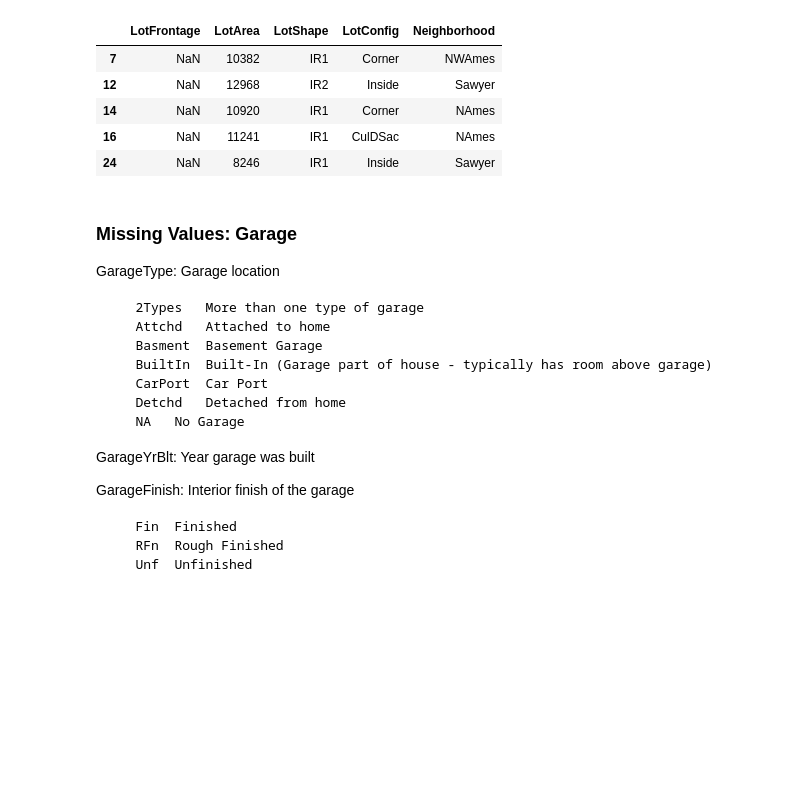
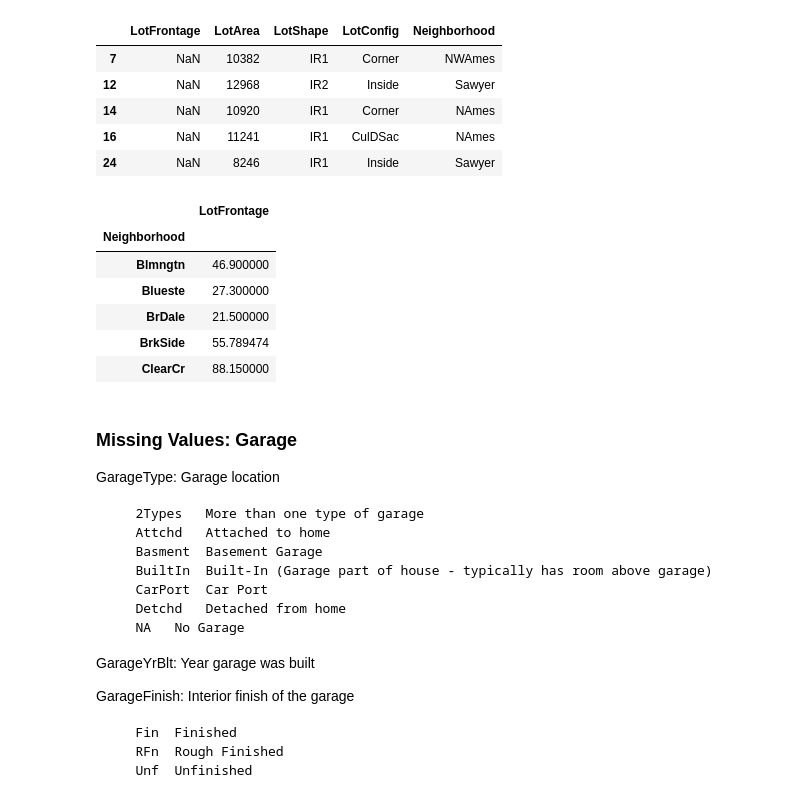
Before and after one commit to tstellamaris/MLProject, a Jupyter notebook: Stella/Stella_Analysis.ipynb, the cells around one changed output. Cells and saved outputs as stored; diff of their text form; code cells hidden in the pictures; blank space fills up the shorter version.

```diff
--- a/Stella/Stella_Analysis.ipynb
+++ b/Stella/Stella_Analysis.ipynb
@@ -237,6 +245,15 @@ both.loc[(both['LotFrontage'].isnull())][['LotFrontage', 'LotArea', 'LotShape',
 | 24 | NaN | 8246 | IR1 | Inside | Sawyer |
 # %%
 neigh_groupby = both.groupby('Neighborhood')[['LotFrontage']].mean()
+neigh_groupby.head()
+# %% [output]
+|  | LotFrontage |
+| Neighborhood |  |
+| Blmngtn | 46.900000 |
+| Blueste | 27.300000 |
+| BrDale | 21.500000 |
+| BrkSide | 55.789474 |
+| ClearCr | 88.150000 |
 # %% [markdown]
 ### Missing Values: Garage
 GarageType: Garage location
```
Also changed, not shown: parts of 14 cells of this notebook.
